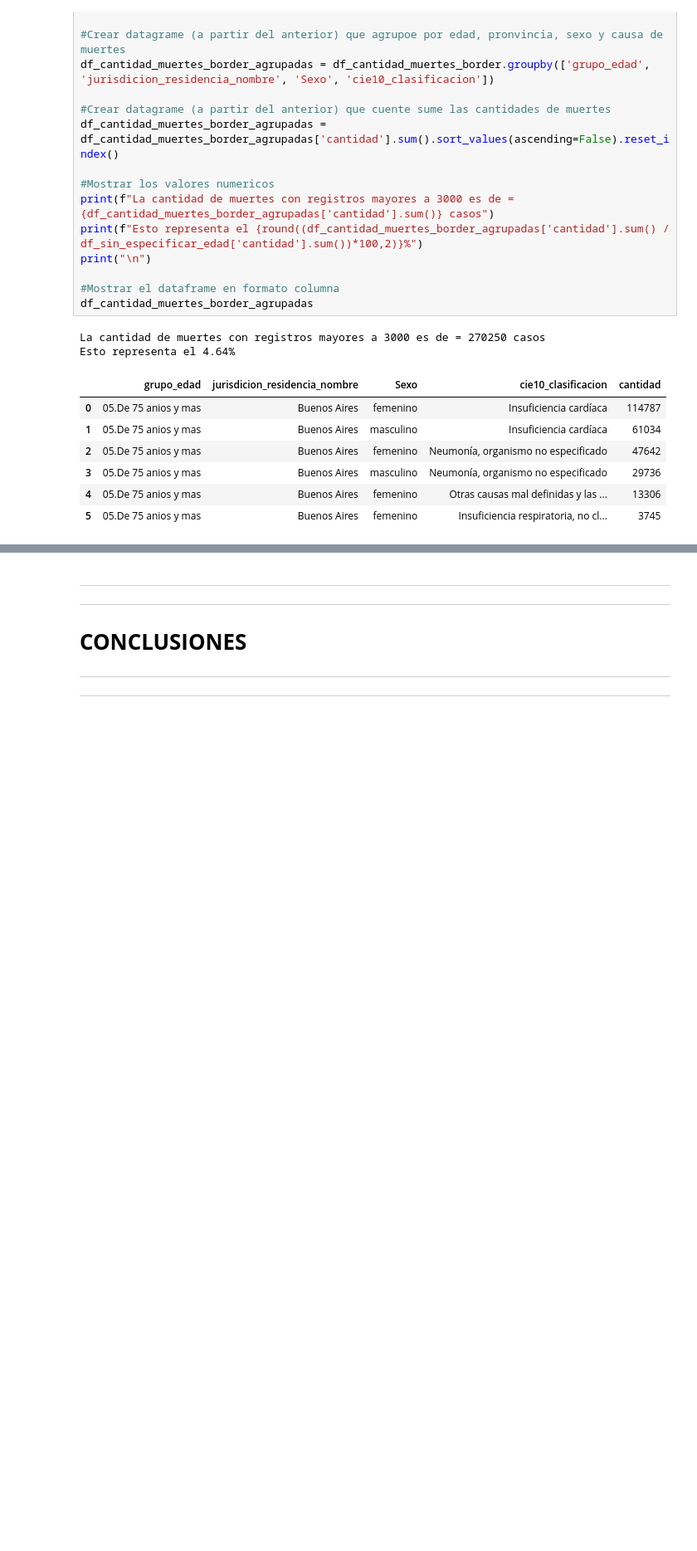
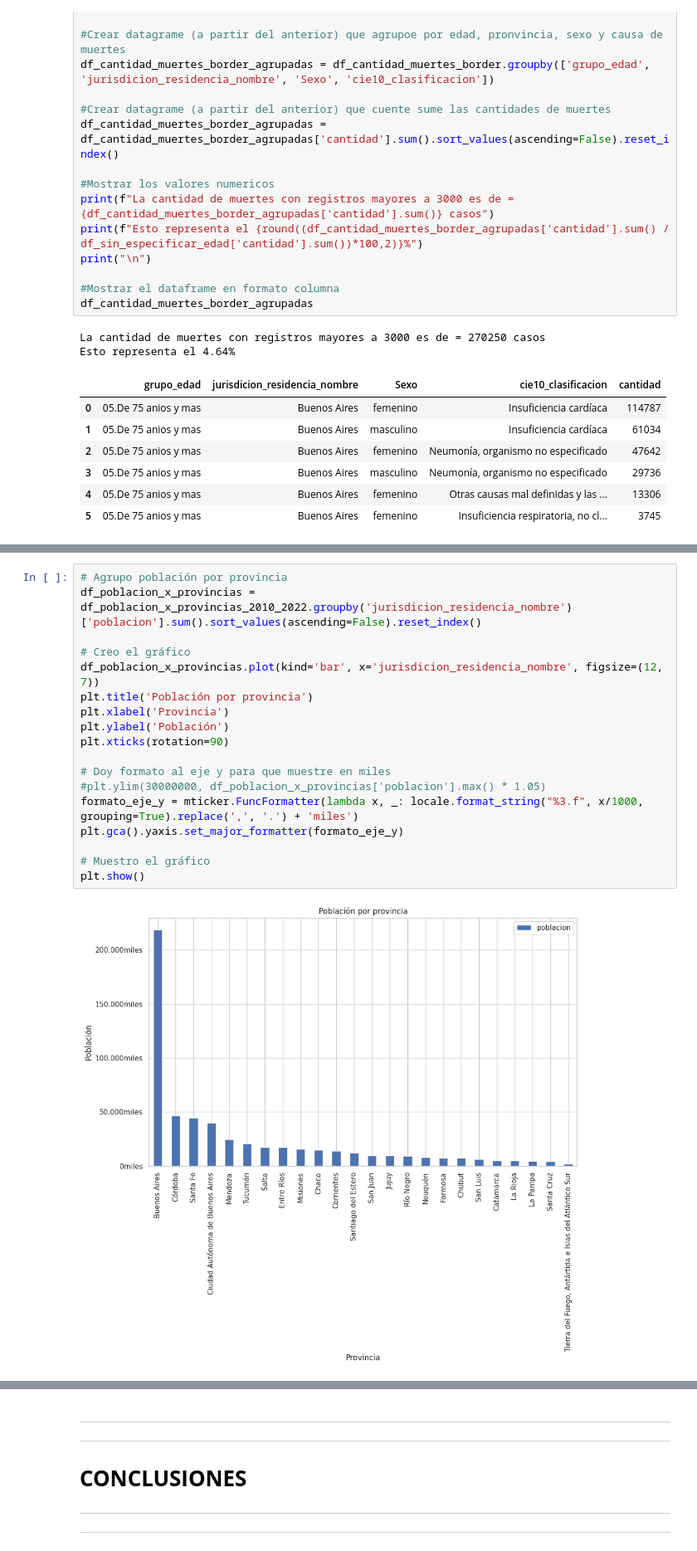
Before and after one commit to carmigliore/Informatorio_Data_Laboratorio_2, a Jupyter notebook: Laboratorio_2.ipynb, the cells around one changed output, grey strips where cells are left out. Shown at 83% size. Cells and saved outputs as stored; diff of their text form; blank space fills up the shorter version.

```diff
--- a/Laboratorio_2.ipynb
+++ b/Laboratorio_2.ipynb
@@ -701,0 +823,20 @@ Esto representa el 4.64%
+# %%
+# Agrupo población por provincia
+df_poblacion_x_provincias = df_poblacion_x_provincias_2010_2022.groupby('jurisdicion_residencia_nombre')['poblacion'].sum().sort_values(ascending=False).reset_index()
+
+# Creo el gráfico
+df_poblacion_x_provincias.plot(kind='bar', x='jurisdicion_residencia_nombre', figsize=(12, 7))
+plt.title('Población por provincia')
+plt.xlabel('Provincia')
+plt.ylabel('Población')
+plt.xticks(rotation=90)
+
+# Doy formato al eje y para que muestre en miles
+#plt.ylim(30000000, df_poblacion_x_provincias['poblacion'].max() * 1.05)
+formato_eje_y = mticker.FuncFormatter(lambda x, _: locale.format_string("%3.f", x/1000, grouping=True).replace(',', '.') + 'miles')
+plt.gca().yaxis.set_major_formatter(formato_eje_y)
+
+# Muestro el gráfico
+plt.show()
+# %% [output]
+[figure, added]
```
Also changed, not shown: parts of 43 cells of this notebook, 1 other file.
